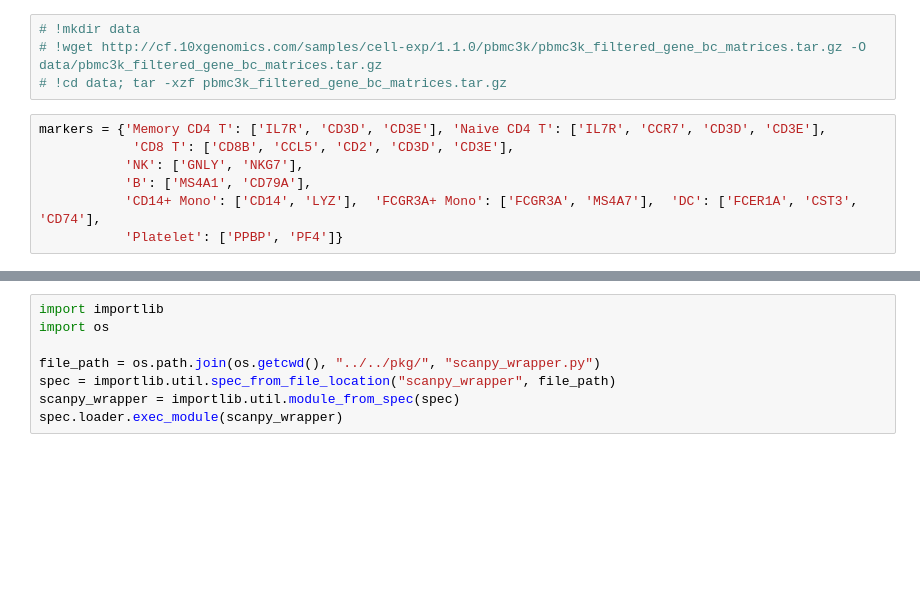
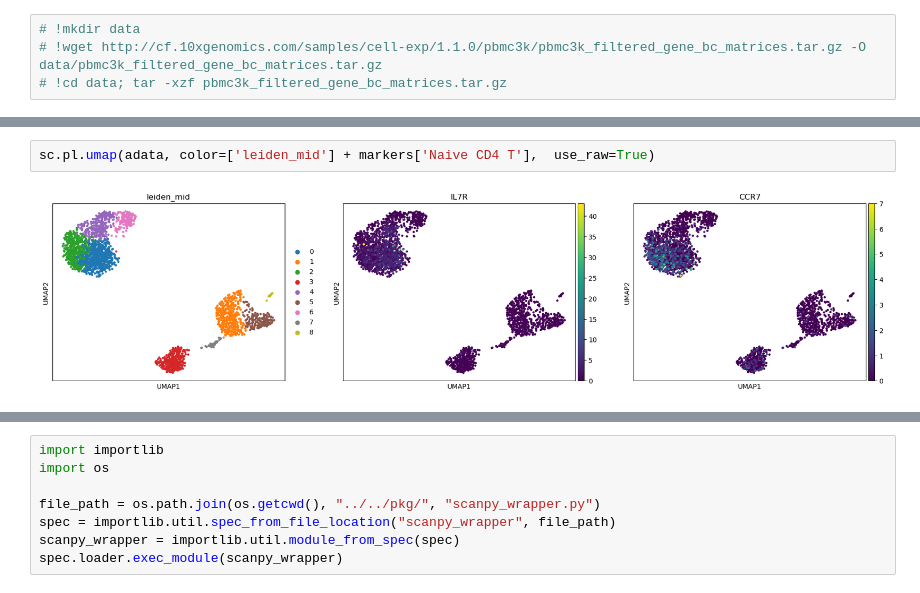
Before and after one commit to okviman/DE-ZILN, a Jupyter notebook: notebooks/scrnaseq_reanalyses/scrnaseq_resolutions.ipynb, the cells around one changed output, grey strips where cells are left out. Cells and saved outputs as stored; diff of their text form; blank space fills up the shorter version.

```diff
--- a/notebooks/scrnaseq_reanalyses/scrnaseq_resolutions.ipynb
+++ b/notebooks/scrnaseq_reanalyses/scrnaseq_resolutions.ipynb
@@ -6,13 +38,6 @@ import scanpy as sc
 # !mkdir data
 # !wget http://cf.10xgenomics.com/samples/cell-exp/1.1.0/pbmc3k/pbmc3k_filtered_gene_bc_matrices.tar.gz -O data/pbmc3k_filtered_gene_bc_matrices.tar.gz
 # !cd data; tar -xzf pbmc3k_filtered_gene_bc_matrices.tar.gz
-# %%
-markers = {'Memory CD4 T': ['IL7R', 'CD3D', 'CD3E'], 'Naive CD4 T': ['IL7R', 'CCR7', 'CD3D', 'CD3E'],
-            'CD8 T': ['CD8B', 'CCL5', 'CD2', 'CD3D', 'CD3E'],
-           'NK': ['GNLY', 'NKG7'],
-           'B': ['MS4A1', 'CD79A'],
-           'CD14+ Mono': ['CD14', 'LYZ'],  'FCGR3A+ Mono': ['FCGR3A', 'MS4A7'],  'DC': ['FCER1A', 'CST3', 'CD74'],
-           'Platelet': ['PPBP', 'PF4']}
 # %%
 import numpy as np
 adata = sc.read_10x_mtx(
@@ -54 +81,5 @@ adata_norm.obs['leiden_high'] = adata.obs['leiden_high']
+# %%
+sc.pl.umap(adata, color=['leiden_mid'] + markers['Naive CD4 T'],  use_raw=True)
+# %% [output]
+[figure, added]
 # %%
```
Also changed, not shown: parts of 13 cells of this notebook, 2 other files.
